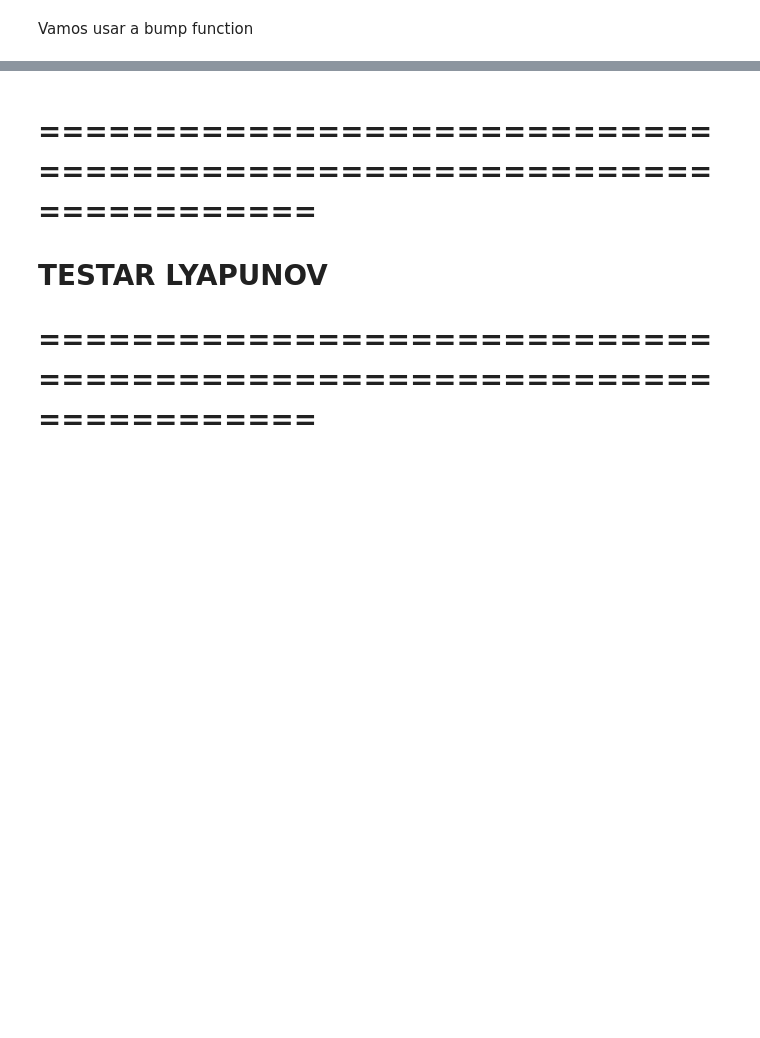
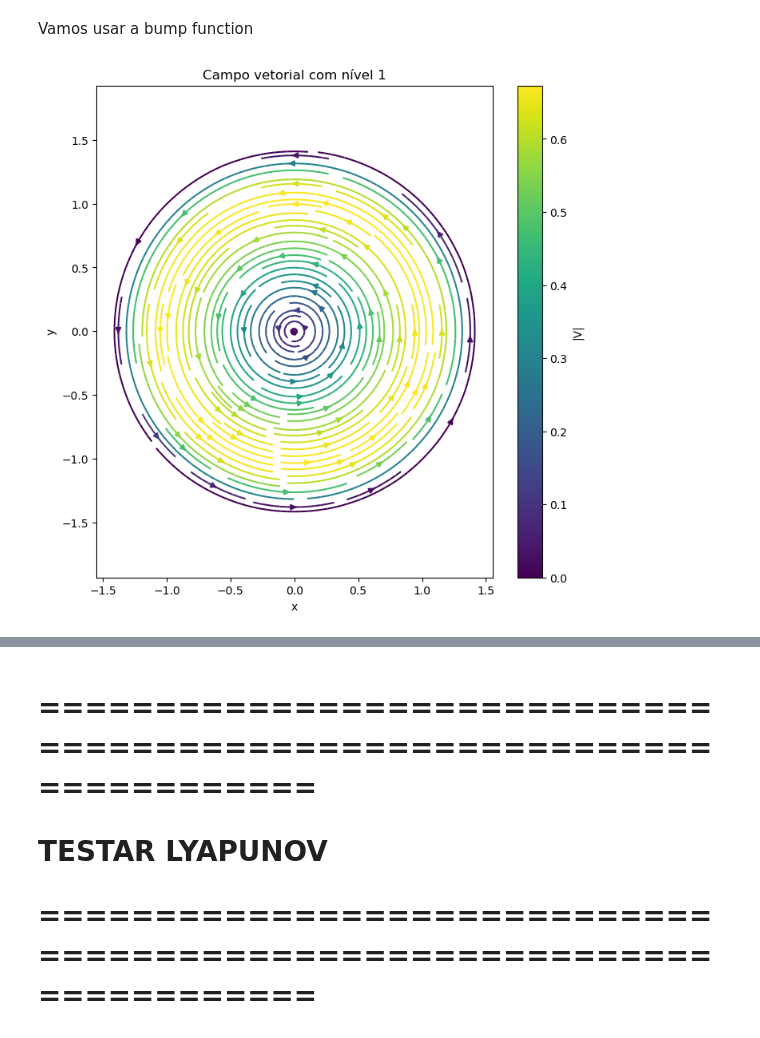
Before and after one commit to C4rl-LP/Turbulence-, a Jupyter notebook: Carlos/Estabilidade_do_campo.ipynb, the cells around one changed output, grey strips where cells are left out. Drawn from its saved outputs; the diff is of its cells as text; code cells hidden in the pictures; blank space fills up the shorter version.

```diff
--- a/Carlos/Estabilidade_do_campo.ipynb
+++ b/Carlos/Estabilidade_do_campo.ipynb
@@ -733,3 +874,34 @@ def simular_particulas_2(N, N_fields, dimensao_quadrado, r0, dt=0.01, t_max=1):
 
     t, r = solve_RK4(funcao, particle_t0, 0.0, dt, t_max)
     return t, r
+# %%
+
+def plot_campo(t=0.0, N_fields=3, L=5, resolucao=200):
+
+    x = np.linspace(-L, L, resolucao)
+    y = np.linspace(-L, L, resolucao)
+
+    Vx, Vy = campo_total_super(x, y, t, N_fields)
+
+    X, Y = np.meshgrid(x, y)
+    V = np.sqrt(Vx**2 + Vy**2)
+
+    plt.figure(figsize=(8,8))
+
+    # Streamplot (mais bonito para campos suaves)
+    plt.streamplot(X, Y, Vx, Vy,
+                   color=V,
+                   cmap='viridis',
+                   density=2.5)
+
+    plt.colorbar(label='|V|')
+    plt.xlabel('x')
+    plt.ylabel('y')
+    plt.title(f'Campo vetorial com nível {N_fields}')
+    plt.axis('equal')
+    plt.show()
+
+# Chamada
+plot_campo(t=0.0, N_fields=1, L=2, resolucao=150)
+# %% [output]
+[figure, added]
```
Also changed, not shown: parts of 9 cells of this notebook, 33 other files.
